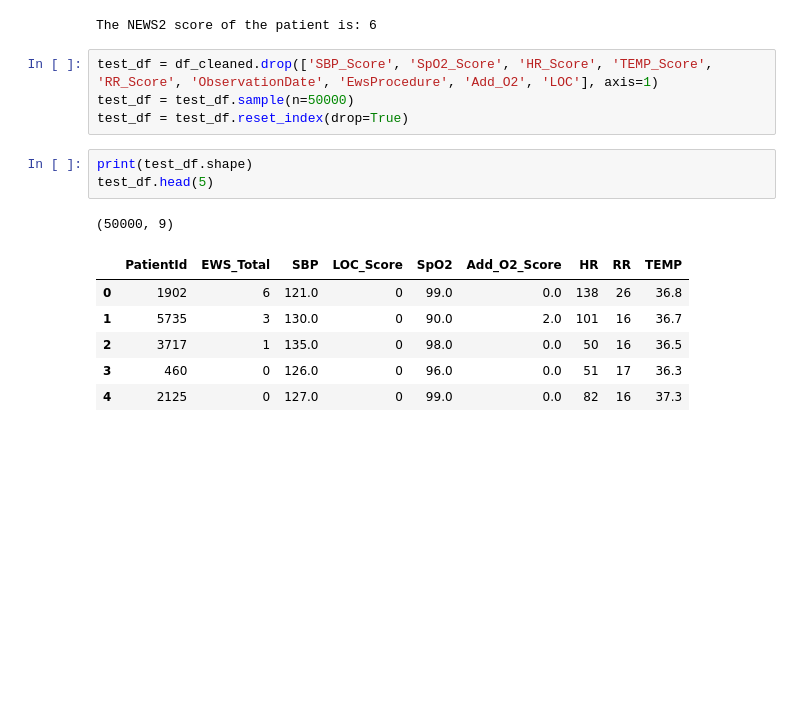
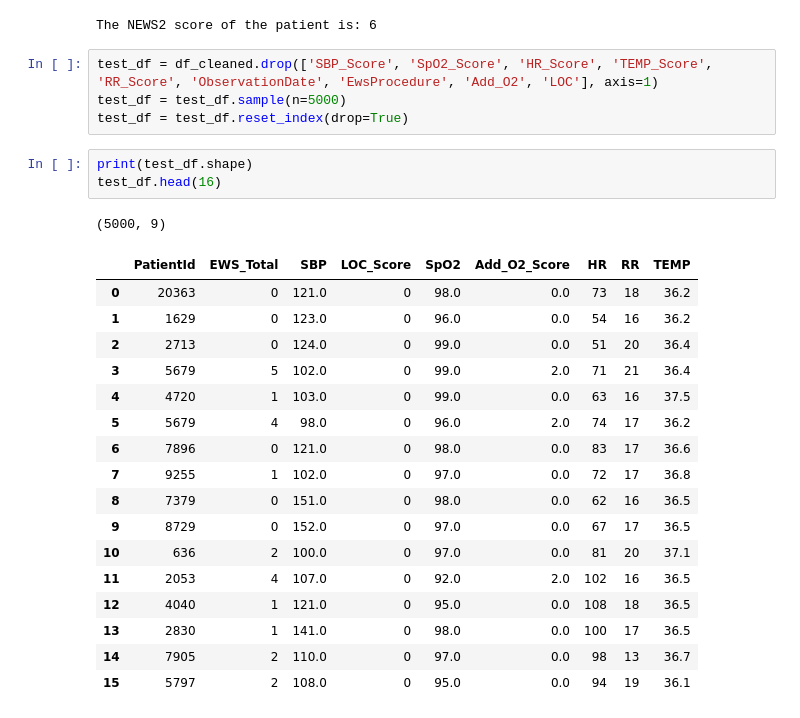
Before and after one commit to kustex/arinti_ews_usecase, a Jupyter notebook: arinti_EWS_notebook.ipynb, the cells around one changed output. Cells and saved outputs as stored; diff of their text form; blank space fills up the shorter version.

```diff
--- a/arinti_EWS_notebook.ipynb
+++ b/arinti_EWS_notebook.ipynb
@@ -618,19 +617,30 @@ print(f"The NEWS2 score of the patient is: {test}")
 The NEWS2 score of the patient is: 6
 # %%
 test_df = df_cleaned.drop(['SBP_Score', 'SpO2_Score', 'HR_Score', 'TEMP_Score', 'RR_Score', 'ObservationDate', 'EwsProcedure', 'Add_O2', 'LOC'], axis=1)
-test_df = test_df.sample(n=50000)
+test_df = test_df.sample(n=5000)
 test_df = test_df.reset_index(drop=True)
 # %%
 print(test_df.shape)
-test_df.head(5)
+test_df.head(16)
 # %% [output]
-(50000, 9)
+(5000, 9)
 |  | PatientId | EWS_Total | SBP | LOC_Score | SpO2 | Add_O2_Score | HR | RR | TEMP |
-| 0 | 1902 | 6 | 121.0 | 0 | 99.0 | 0.0 | 138 | 26 | 36.8 |
-| 1 | 5735 | 3 | 130.0 | 0 | 90.0 | 2.0 | 101 | 16 | 36.7 |
-| 2 | 3717 | 1 | 135.0 | 0 | 98.0 | 0.0 | 50 | 16 | 36.5 |
-| 3 | 460 | 0 | 126.0 | 0 | 96.0 | 0.0 | 51 | 17 | 36.3 |
-| 4 | 2125 | 0 | 127.0 | 0 | 99.0 | 0.0 | 82 | 16 | 37.3 |
+| 0 | 20363 | 0 | 121.0 | 0 | 98.0 | 0.0 | 73 | 18 | 36.2 |
+| 1 | 1629 | 0 | 123.0 | 0 | 96.0 | 0.0 | 54 | 16 | 36.2 |
+| 2 | 2713 | 0 | 124.0 | 0 | 99.0 | 0.0 | 51 | 20 | 36.4 |
+| 3 | 5679 | 5 | 102.0 | 0 | 99.0 | 2.0 | 71 | 21 | 36.4 |
+| 4 | 4720 | 1 | 103.0 | 0 | 99.0 | 0.0 | 63 | 16 | 37.5 |
+| 5 | 5679 | 4 | 98.0 | 0 | 96.0 | 2.0 | 74 | 17 | 36.2 |
+| 6 | 7896 | 0 | 121.0 | 0 | 98.0 | 0.0 | 83 | 17 | 36.6 |
+| 7 | 9255 | 1 | 102.0 | 0 | 97.0 | 0.0 | 72 | 17 | 36.8 |
+| 8 | 7379 | 0 | 151.0 | 0 | 98.0 | 0.0 | 62 | 16 | 36.5 |
+| 9 | 8729 | 0 | 152.0 | 0 | 97.0 | 0.0 | 67 | 17 | 36.5 |
+| 10 | 636 | 2 | 100.0 | 0 | 97.0 | 0.0 | 81 | 20 | 37.1 |
+| 11 | 2053 | 4 | 107.0 | 0 | 92.0 | 2.0 | 102 | 16 | 36.5 |
+| 12 | 4040 | 1 | 121.0 | 0 | 95.0 | 0.0 | 108 | 18 | 36.5 |
+| 13 | 2830 | 1 | 141.0 | 0 | 98.0 | 0.0 | 100 | 17 | 36.5 |
+| 14 | 7905 | 2 | 110.0 | 0 | 97.0 | 0.0 | 98 | 13 | 36.7 |
+| 15 | 5797 | 2 | 108.0 | 0 | 95.0 | 0.0 | 94 | 19 | 36.1 |
 # %%
 check_row = []
 to_print = False
```
Also changed, not shown: parts of 6 cells of this notebook.
